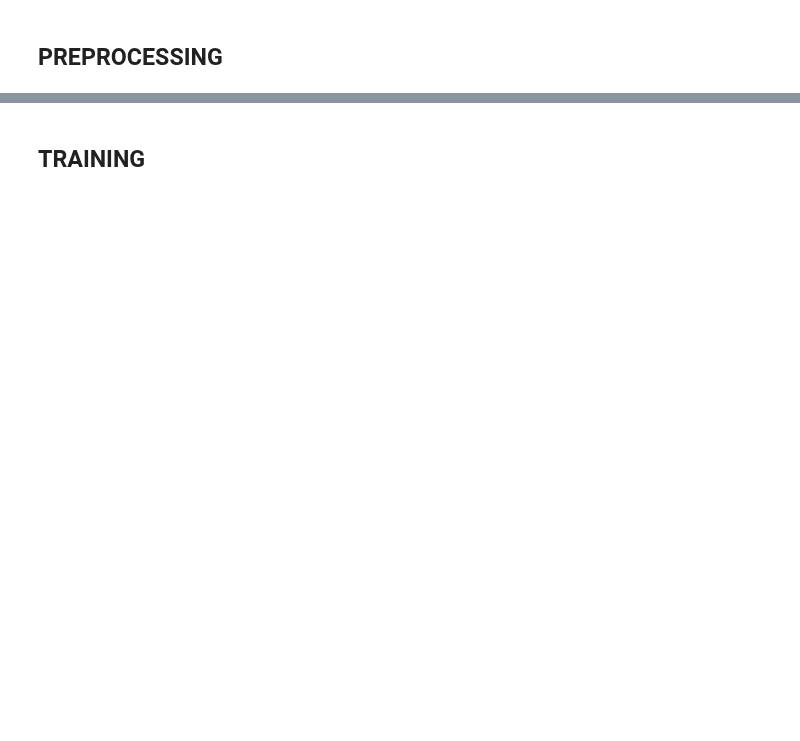
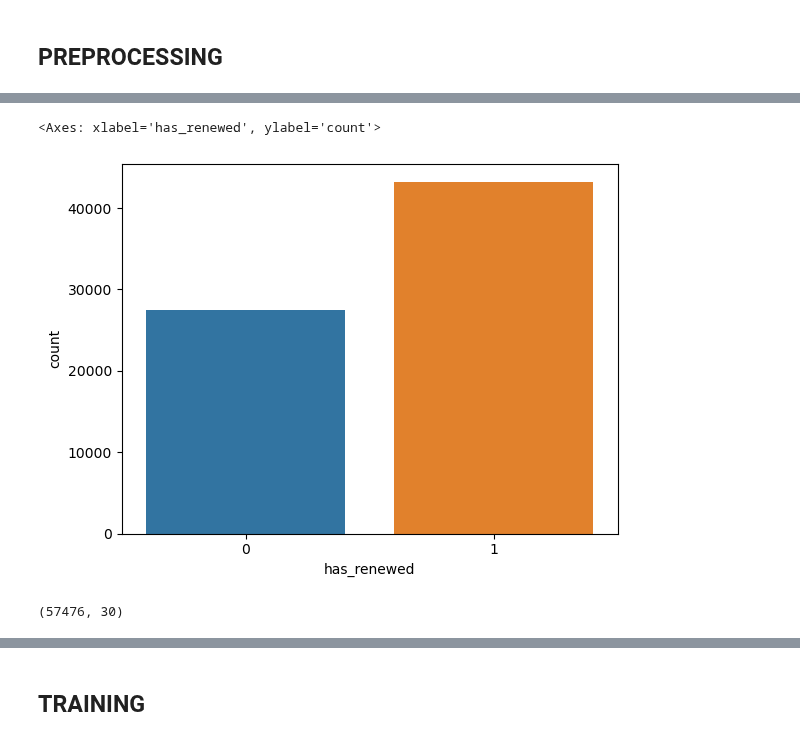
Before and after one commit to Lorenadn/HomeExchange, a Jupyter notebook: notebooks/Classification.ipynb, the cells around one changed output, grey strips where cells are left out. Saved outputs shown, nothing was run; the diff lists cells and outputs as text; code cells hidden in the pictures; blank space fills up the shorter version.

```diff
--- a/notebooks/Classification.ipynb
+++ b/notebooks/Classification.ipynb
@@ -64,7 +64,7 @@ from sklearn.model_selection import train_test_split
 from sklearn.preprocessing import StandardScaler, LabelEncoder, OneHotEncoder
 from sklearn.compose import ColumnTransformer
 # %%
-exchanges_ML.drop(columns=['Unnamed: 0'], inplace=True)
+exchanges_ML.drop(columns=['Unnamed: 0', 'Unnamed: 0.1'], inplace=True)
 # %%
 exchanges_ML.info()
 # %% [output]
@@ -86,2 +86,8 @@ Data columns (total 30 columns):
 dtypes: float64(14), int64(10), object(6)
 memory usage: 16.2+ MB
+# %%
+import seaborn as sns
+sns.countplot(exchanges_ML, x = 'has_renewed')
+# %% [output]
+<Axes: xlabel='has_renewed', ylabel='count'>
+[figure, added]
@@ -88,3 +101,7 @@ memory usage: 16.2+ MB
+# %%
+df_all.shape
+# %% [output]
+(57476, 30)
 # %%
 target = 'has_renewed'
 # %%
```
Also changed, not shown: parts of 52 cells of this notebook.
